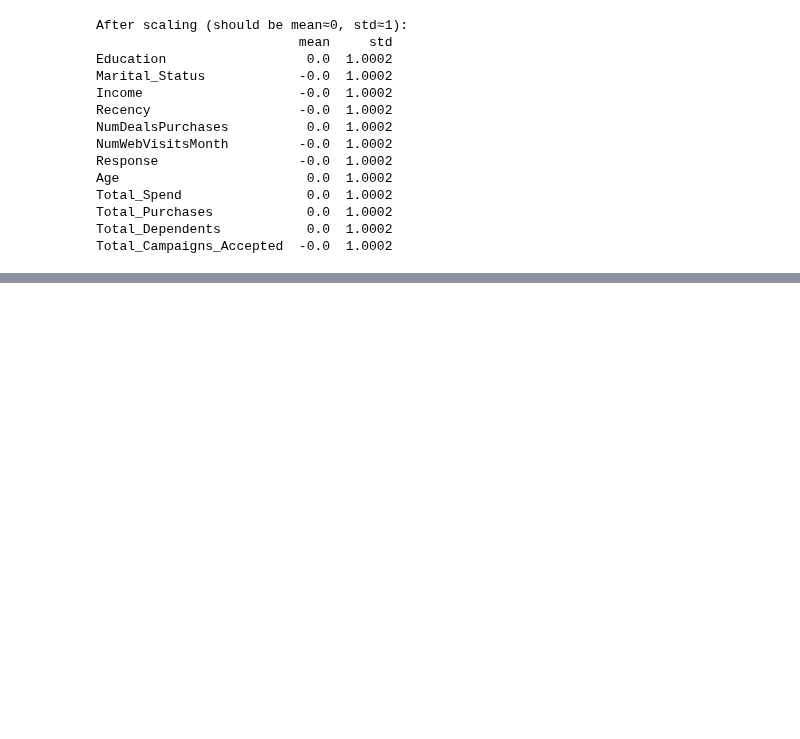
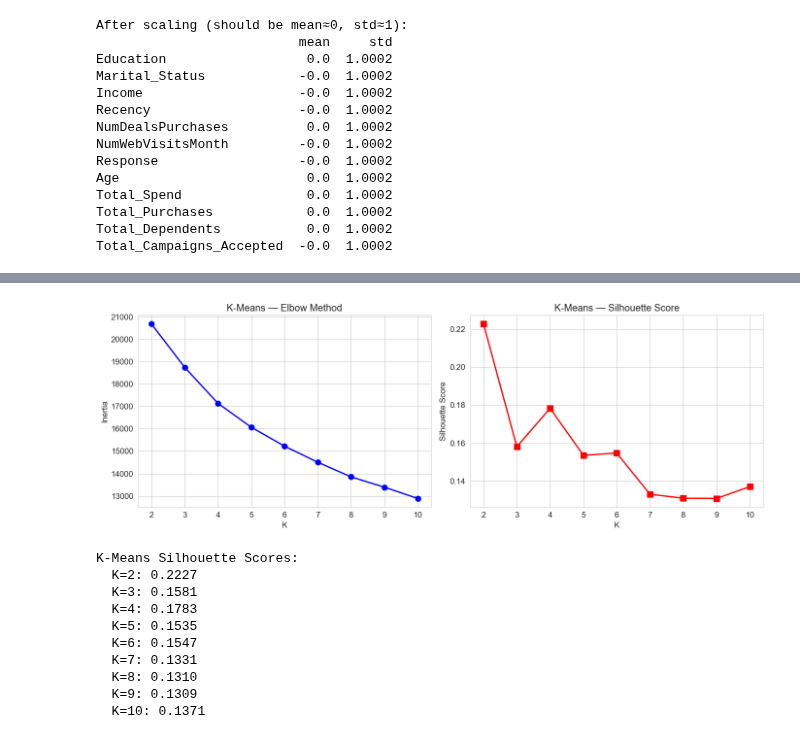
Before and after one commit to monsrock2024/Customer-Segmentation-Data-Science-Project, a Jupyter notebook: Customer_Segmentation_-_Model_Building.ipynb, the cells around one changed output, grey strips where cells are left out. Saved outputs shown, nothing was run; the diff lists cells and outputs as text; code cells hidden in the pictures; blank space fills up the shorter version.

```diff
--- a/Customer_Segmentation_-_Model_Building.ipynb
+++ b/Customer_Segmentation_-_Model_Building.ipynb
@@ -118,12 +112,0 @@ K-Means requires you to specify the number of clusters upfront. We test K=2 thro
-# %%
-# Test K from 2 to 10
-K_range = range(2, 11)
-inertias = []
-sil_scores = []
-
-for k in K_range:
-    km = KMeans(n_clusters=k, random_state=42, n_init=10)
-    labels = km.fit_predict(X_scaled)
-    inertias.append(km.inertia_)
-    sil_scores.append(silhouette_score(X_scaled, labels))
-    print(f'K={k}: Inertia={km.inertia_:.1f}, Silhouette={silhouette_score(X_scaled, labels):.4f}')
@@ -752,0 +129,44 @@ Clustered dataset saved: customer_segmentation_clustered.csv
+# %%
+# Find optimal K using Elbow + Silhouette
+K_range = range(2, 11)
+km_inertias = []
+km_silhouettes = []
+
+for k in K_range:
+    km = KMeans(n_clusters=k, random_state=42, n_init=10)
+    labels = km.fit_predict(X_scaled)
+    km_inertias.append(km.inertia_)
+    km_silhouettes.append(silhouette_score(X_scaled, labels))
+
+fig, axes = plt.subplots(1, 2, figsize=(14, 5))
+
+axes[0].plot(K_range, km_inertias, 'bo-', linewidth=2, markersize=8)
+axes[0].set_title('K-Means — Elbow Method')
+axes[0].set_xlabel('K')
+axes[0].set_ylabel('Inertia')
+axes[0].set_xticks(list(K_range))
+
+axes[1].plot(K_range, km_silhouettes, 'rs-', linewidth=2, markersize=8)
+axes[1].set_title('K-Means — Silhouette Score')
+axes[1].set_xlabel('K')
+axes[1].set_ylabel('Silhouette Score')
+axes[1].set_xticks(list(K_range))
+
+plt.tight_layout()
+plt.show()
+
+print('K-Means Silhouette Scores:')
+for k, sil in zip(K_range, km_silhouettes):
+    print(f'  K={k}: {sil:.4f}')
+# %% [output]
+[figure, added]
+K-Means Silhouette Scores:
+  K=2: 0.2227
+  K=3: 0.1581
+  K=4: 0.1783
+  K=5: 0.1535
+  K=6: 0.1547
+  K=7: 0.1331
+  K=8: 0.1310
+  K=9: 0.1309
+  K=10: 0.1371
```
Also changed, not shown: parts of 61 cells of this notebook, 13 other files.
